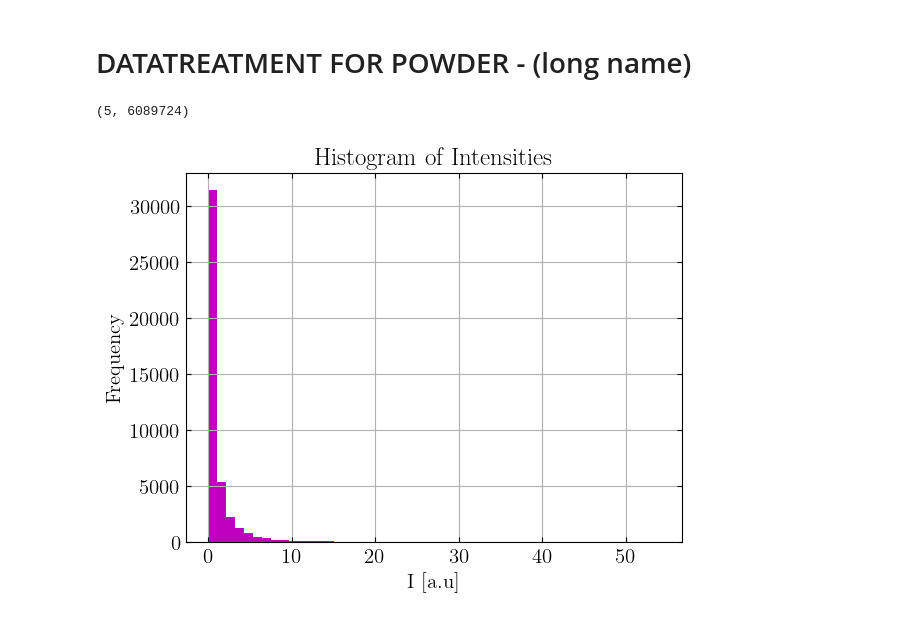
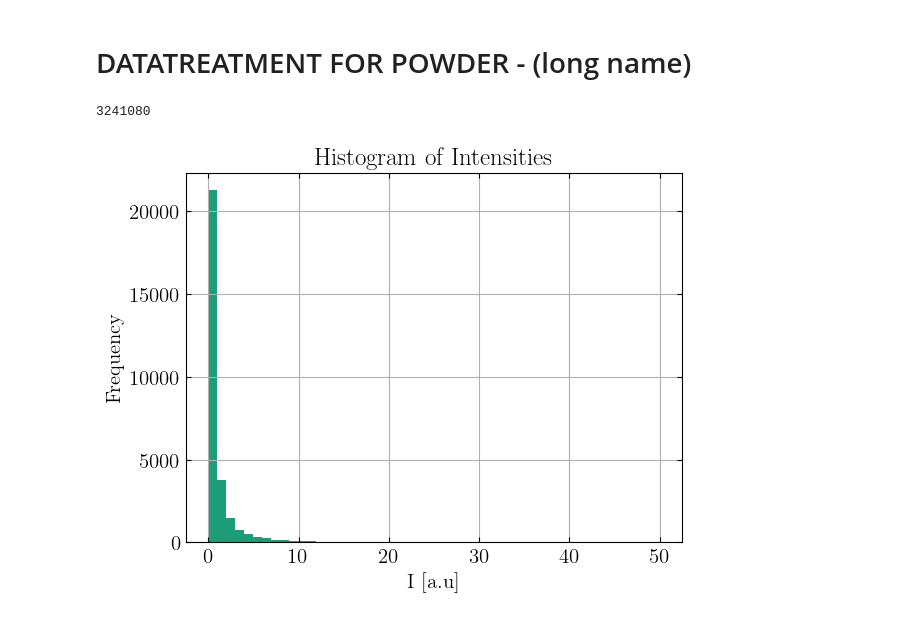
Before and after one commit to JEGKANIKMULTITASK/BIFROST, a Jupyter notebook: DataConversionMJOLNIR/BifrostConversionToMjolnir.ipynb, the cells around one changed output. Cells and saved outputs as stored; diff of their text form; code cells hidden in the pictures.

```diff
--- a/DataConversionMJOLNIR/BifrostConversionToMjolnir.ipynb
+++ b/DataConversionMJOLNIR/BifrostConversionToMjolnir.ipynb
@@ -143,24 +197,23 @@ p3 = slicedQ['deltaE', E_min:E_max]['Q',Q_min:Q_max]
 # %% [markdown]
 # DATATREATMENT FOR POWDER - (long name)
 # %%
-settings_1 = np.loadtxt('powder_data1_new').T
-settings_2 = np.loadtxt('powder_data2_new').T
+settings_1 = np.loadtxt('powder_NAC_data1').T
 
-settings = np.hstack((settings_1,settings_2))
+powder = settings_1 #np.hstack((settings_1,settings_2))
 
-print(np.shape(settings))
+print(len(settings_1[0]))
 # %% [output]
-(5, 6089724)
+3241080
 # %%
-data_flat = settings[0]
+data_flat = powder[0]
 
 # Create a histogram
-plt.hist(data_flat[(data_flat>0.0001)], bins=50, color='m')  # Adjust the number of bins as needed
+plt.hist(data_flat[(data_flat>0.0001)], bins=50)  # Adjust the number of bins as needed
 plt.xlabel('I [a.u]')
 plt.ylabel('Frequency')
 plt.title('Histogram of Intensities')
 plt.grid(True)
 plt.show()
 # %% [output]
-[figure, old version]
+[figure, new version]
 # %%
```
Also changed, not shown: parts of 13 cells of this notebook, 5 other files.
